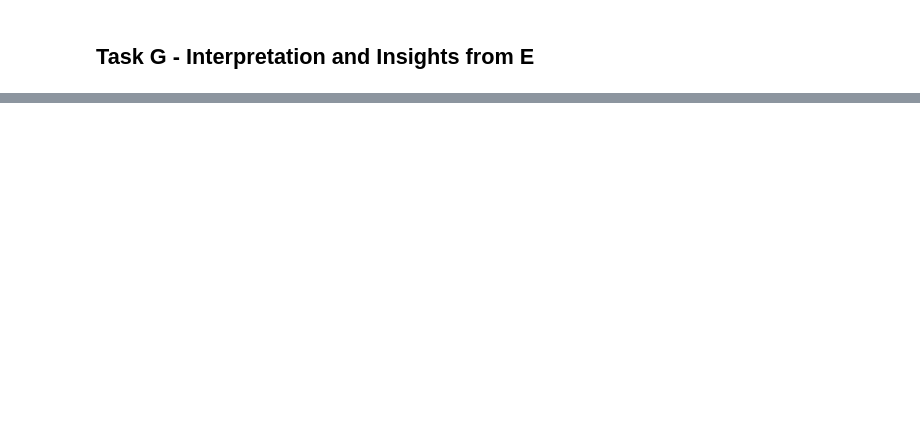
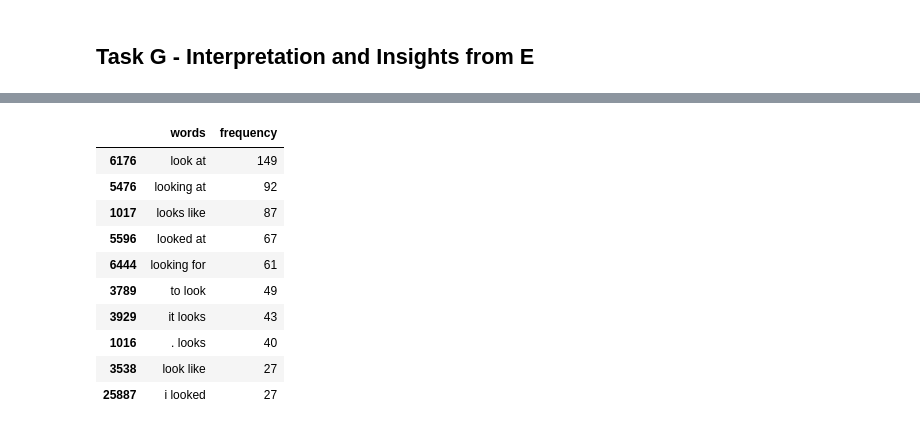
Before and after one commit to vicgpt/Unstructured-Data-Analytics, a Jupyter notebook: Assignment 1 - Car Brands/Car-Brand-Text-Analytics-vishal.ipynb, the cells around one changed output, grey strips where cells are left out. Drawn from its saved outputs; the diff is of its cells as text; code cells hidden in the pictures; blank space fills up the shorter version.

```diff
--- a/Assignment 1 - Car Brands/Car-Brand-Text-Analytics-vishal.ipynb
+++ b/Assignment 1 - Car Brands/Car-Brand-Text-Analytics-vishal.ipynb
@@ -666,0 +730,15 @@ sns.heatmap(brand_attribute_lift.T, annot=True, cmap='coolwarm')
+# %%
+# getting bigrams from want
+text_bigram_df[text_bigram_df['words'].str.contains('look')].head(10)
+# %% [output]
+|  | words | frequency |
+| 6176 | look at | 149 |
+| 5476 | looking at | 92 |
+| 1017 | looks like | 87 |
+| 5596 | looked at | 67 |
+| 6444 | looking for | 61 |
+| 3789 | to look | 49 |
+| 3929 | it looks | 43 |
+| 1016 | . looks | 40 |
+| 3538 | look like | 27 |
+| 25887 | i looked | 27 |
```
Also changed, not shown: parts of 25 cells of this notebook.
